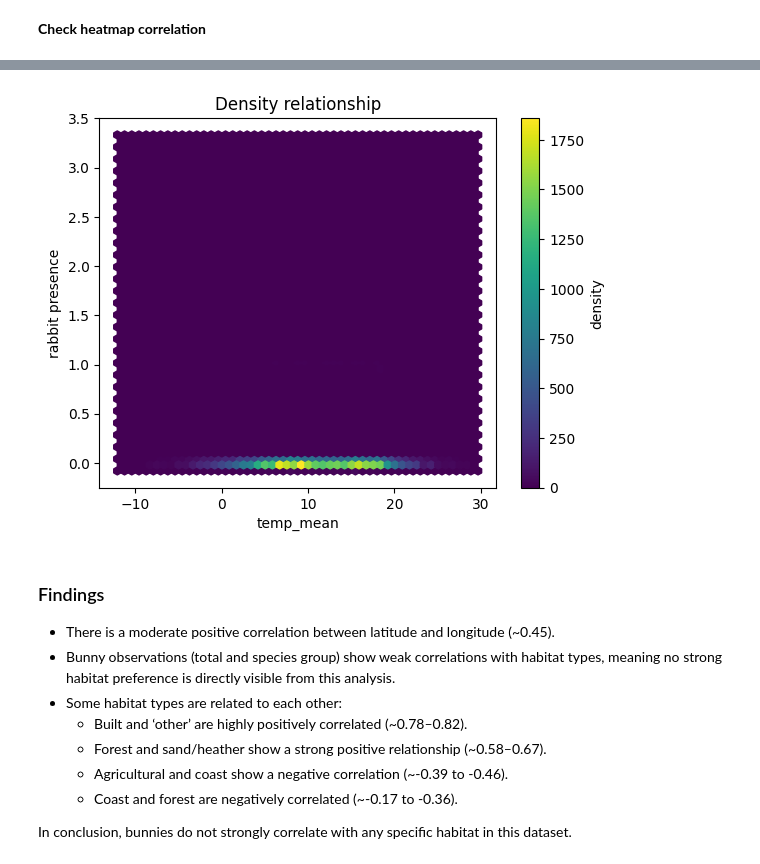
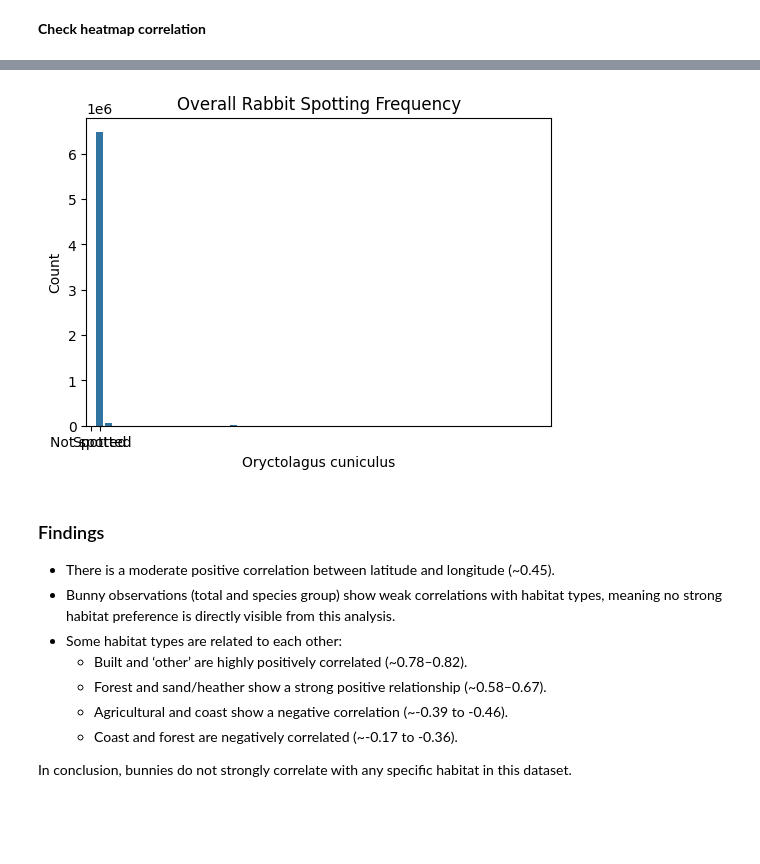
Before and after one commit to Sannebeast/Rabbitions, a Jupyter notebook: notebooks/project.ipynb, the cells around one changed output, grey strips where cells are left out. Cells and saved outputs as stored; diff of their text form; code cells hidden in the pictures; blank space fills up the shorter version.

```diff
--- a/notebooks/project.ipynb
+++ b/notebooks/project.ipynb
@@ -411,12 +419,20 @@ plt.show()
-# %%
-plt.hexbin(df_plot["temp_mean"], df_plot[target], gridsize=50, cmap="viridis")
-plt.colorbar(label="density")
-plt.xlabel("temp_mean")
-plt.ylabel("rabbit presence")
-plt.title("Density relationship")
-plt.show()
-# %% [output]
-[figure, removed]
+# %%
+counts = df["Oryctolagus cuniculus"].value_counts().sort_index()
+
+plt.figure(figsize=(6,4))
+
+sns.barplot(
+    x=counts.index,
+    y=counts.values
+)
+
+plt.xticks([0,1], ["Not spotted", "Spotted"])
+plt.ylabel("Count")
+plt.title("Overall Rabbit Spotting Frequency")
+
+plt.show()
+# %% [output]
+[figure, added]
 # %% [markdown]
 ### Findings
 * There is a moderate positive correlation between latitude and longitude (~0.45).
```
Also changed, not shown: parts of 7 cells of this notebook.
